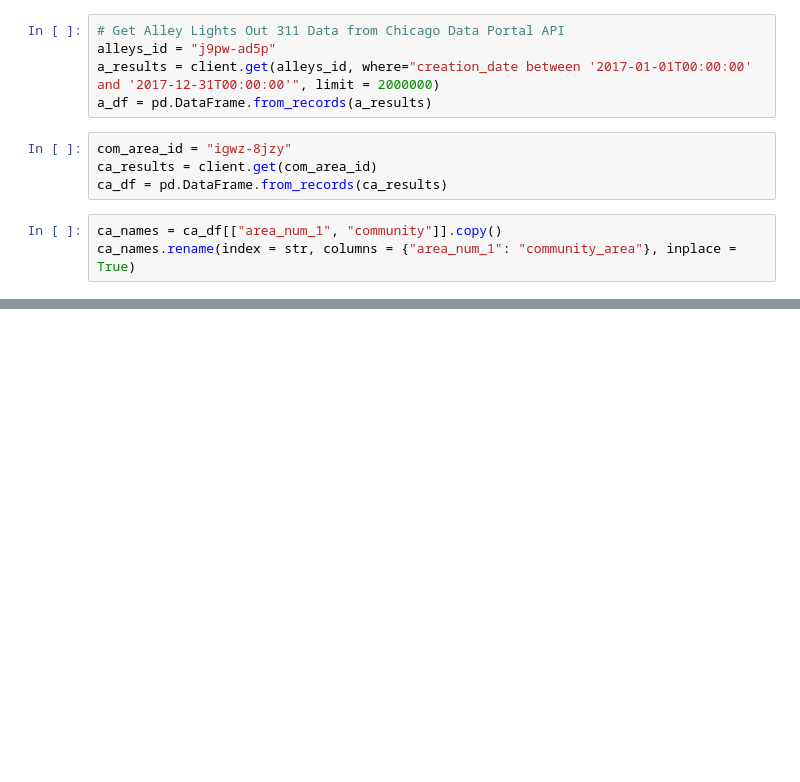
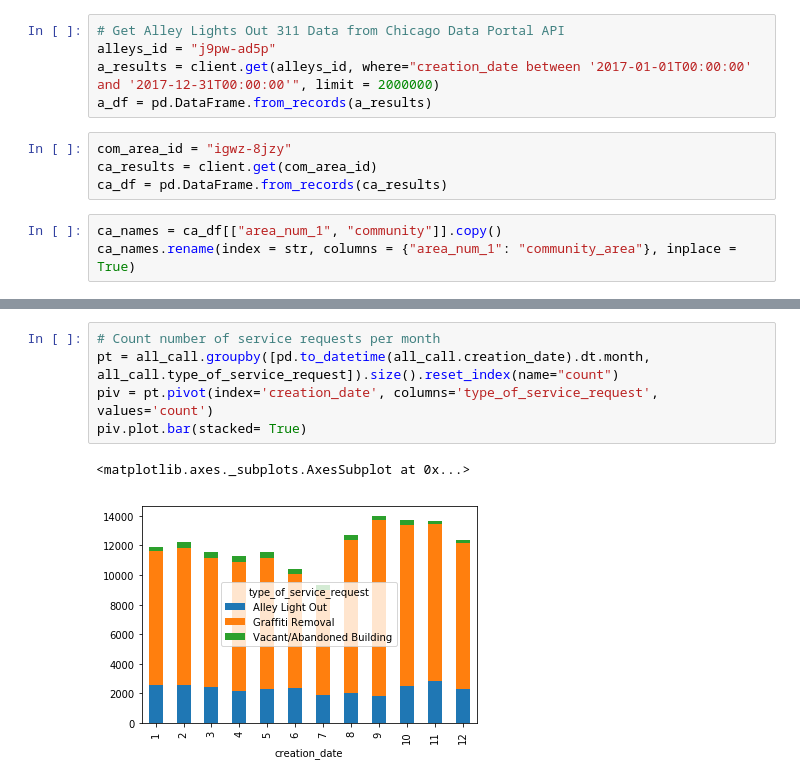
Before and after one commit to alenastern/Machine_Learning_Public_Policy, a Jupyter notebook: Assignment1_Stern.ipynb, the cells around one changed output, grey strips where cells are left out. Drawn from its saved outputs; the diff is of its cells as text; blank space fills up the shorter version.

```diff
--- a/Assignment1_Stern.ipynb
+++ b/Assignment1_Stern.ipynb
@@ -73,2 +69,10 @@ dtype: int64
+# %%
+# Count number of service requests per month
+pt = all_call.groupby([pd.to_datetime(all_call.creation_date).dt.month, all_call.type_of_service_request]).size().reset_index(name="count")
+piv = pt.pivot(index='creation_date', columns='type_of_service_request', values='count')
+piv.plot.bar(stacked= True)
+# %% [output]
+<matplotlib.axes._subplots.AxesSubplot at 0x...>
+[figure, added]
 # %%
 # Count number of service requests by community area
```
Also changed, not shown: parts of 17 cells of this notebook.
